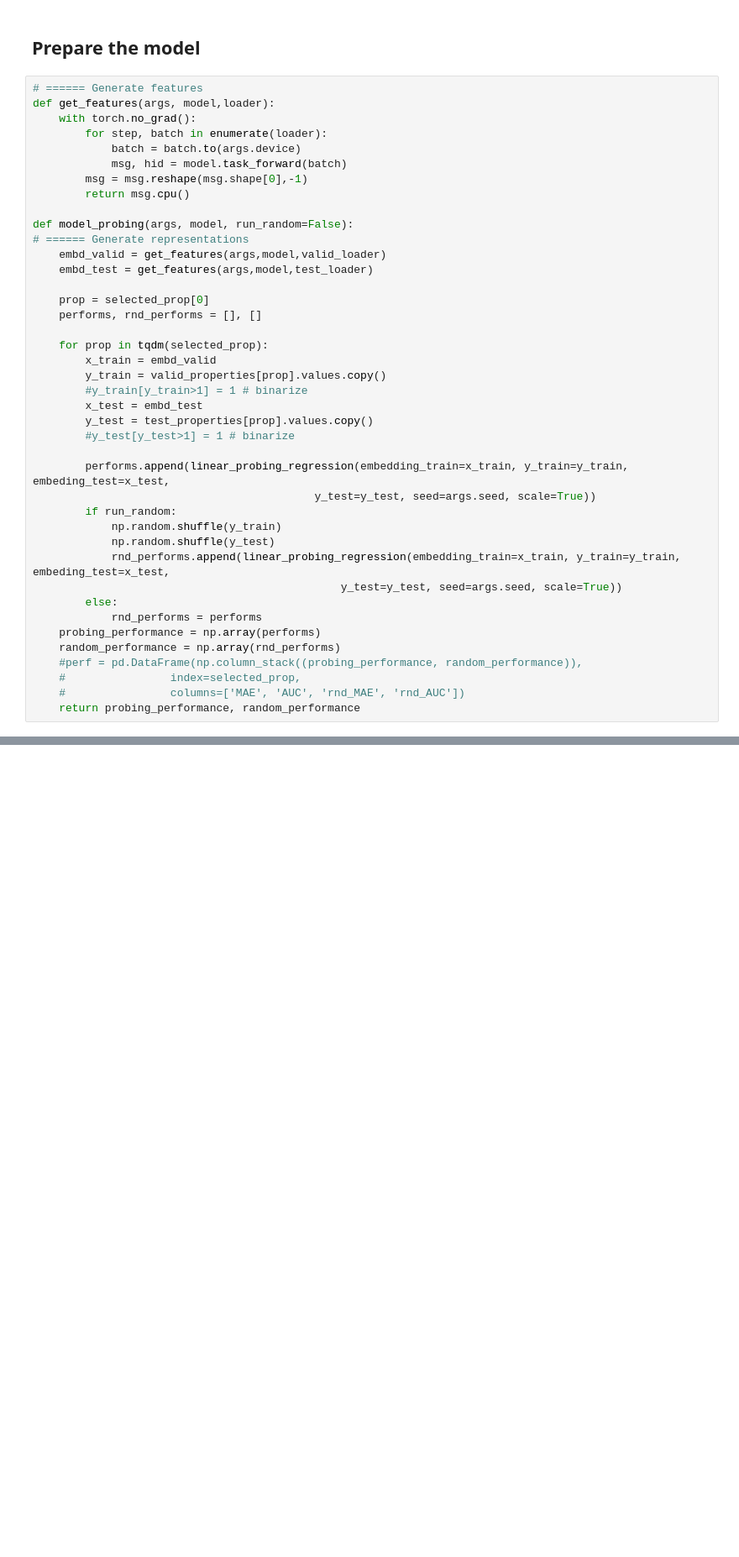
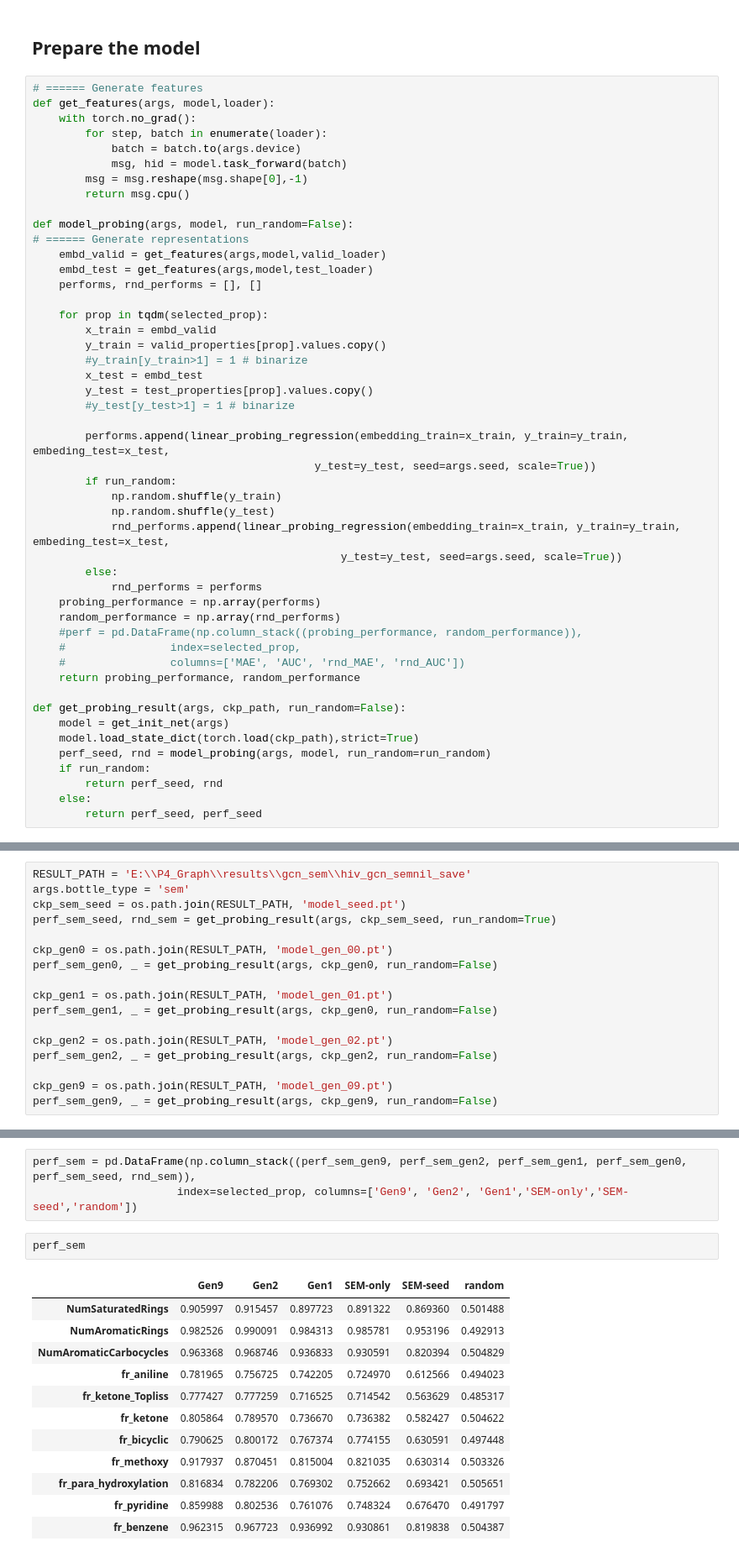
Before and after one commit to Joshua-Ren/P4_Graph, a Jupyter notebook: graph_probing_evaluations.ipynb, the cells around one changed output, grey strips where cells are left out. Shown at 84% size. Drawn from its saved outputs; the diff is of its cells as text; blank space fills up the shorter version.

Commit message:
save model

```diff
--- a/graph_probing_evaluations.ipynb
+++ b/graph_probing_evaluations.ipynb
@@ -100,8 +102,6 @@ def model_probing(args, model, run_random=False):
 # ====== Generate representations
     embd_valid = get_features(args,model,valid_loader)
     embd_test = get_features(args,model,test_loader)
-
-    prop = selected_prop[0]
     performs, rnd_performs = [], []
 
     for prop in tqdm(selected_prop):
@@ -127,6 +127,15 @@ def model_probing(args, model, run_random=False):
     #                index=selected_prop,
     #                columns=['MAE', 'AUC', 'rnd_MAE', 'rnd_AUC'])
     return probing_performance, random_performance
+
+def get_probing_result(args, ckp_path, run_random=False):
+    model = get_init_net(args)
+    model.load_state_dict(torch.load(ckp_path),strict=True)
+    perf_seed, rnd = model_probing(args, model, run_random=run_random)
+    if run_random:
+        return perf_seed, rnd
+    else:
+        return perf_seed, perf_seed
 # %%
 RESULT_PATH = 'E:\\P4_Graph\\results\\gcn_std\\ogbg-molhiv'
 ckp_seed = os.path.join(RESULT_PATH, 'model_seed.pt')
@@ -148 +148,18 @@ ckp_baseline = os.path.join(RESULT_PATH, 'model_gen_00.pt')
+# %%
+RESULT_PATH = 'E:\\P4_Graph\\results\\gcn_sem\\hiv_gcn_semnil_save'
+args.bottle_type = 'sem'
+ckp_sem_seed = os.path.join(RESULT_PATH, 'model_seed.pt')
+perf_sem_seed, rnd_sem = get_probing_result(args, ckp_sem_seed, run_random=True)
+
+ckp_gen0 = os.path.join(RESULT_PATH, 'model_gen_00.pt')
+perf_sem_gen0, _ = get_probing_result(args, ckp_gen0, run_random=False)
+
+ckp_gen1 = os.path.join(RESULT_PATH, 'model_gen_01.pt')
+perf_sem_gen1, _ = get_probing_result(args, ckp_gen0, run_random=False)
+
+ckp_gen2 = os.path.join(RESULT_PATH, 'model_gen_02.pt')
+perf_sem_gen2, _ = get_probing_result(args, ckp_gen2, run_random=False)
+
+ckp_gen9 = os.path.join(RESULT_PATH, 'model_gen_09.pt')
+perf_sem_gen9, _ = get_probing_result(args, ckp_gen9, run_random=False)
 # %%
@@ -166,0 +183,18 @@ perf
+# %%
+perf_sem = pd.DataFrame(np.column_stack((perf_sem_gen9, perf_sem_gen2, perf_sem_gen1, perf_sem_gen0, perf_sem_seed, rnd_sem)),
+                      index=selected_prop, columns=['Gen9', 'Gen2', 'Gen1','SEM-only','SEM-seed','random'])
+# %%
+perf_sem
+# %% [output]
+|  | Gen9 | Gen2 | Gen1 | SEM-only | SEM-seed | random |
+| NumSaturatedRings | 0.905997 | 0.915457 | 0.897723 | 0.891322 | 0.869360 | 0.501488 |
+| NumAromaticRings | 0.982526 | 0.990091 | 0.984313 | 0.985781 | 0.953196 | 0.492913 |
+| NumAromaticCarbocycles | 0.963368 | 0.968746 | 0.936833 | 0.930591 | 0.820394 | 0.504829 |
+| fr_aniline | 0.781965 | 0.756725 | 0.742205 | 0.724970 | 0.612566 | 0.494023 |
+| fr_ketone_Topliss | 0.777427 | 0.777259 | 0.716525 | 0.714542 | 0.563629 | 0.485317 |
+| fr_ketone | 0.805864 | 0.789570 | 0.736670 | 0.736382 | 0.582427 | 0.504622 |
+| fr_bicyclic | 0.790625 | 0.800172 | 0.767374 | 0.774155 | 0.630591 | 0.497448 |
+| fr_methoxy | 0.917937 | 0.870451 | 0.815004 | 0.821035 | 0.630314 | 0.503326 |
+| fr_para_hydroxylation | 0.816834 | 0.782206 | 0.769302 | 0.752662 | 0.693421 | 0.505651 |
+| fr_pyridine | 0.859988 | 0.802536 | 0.761076 | 0.748324 | 0.676470 | 0.491797 |
+| fr_benzene | 0.962315 | 0.967723 | 0.936992 | 0.930861 | 0.819838 | 0.504387 |
```
Also changed, not shown: parts of 11 cells of this notebook, 4 other files.
